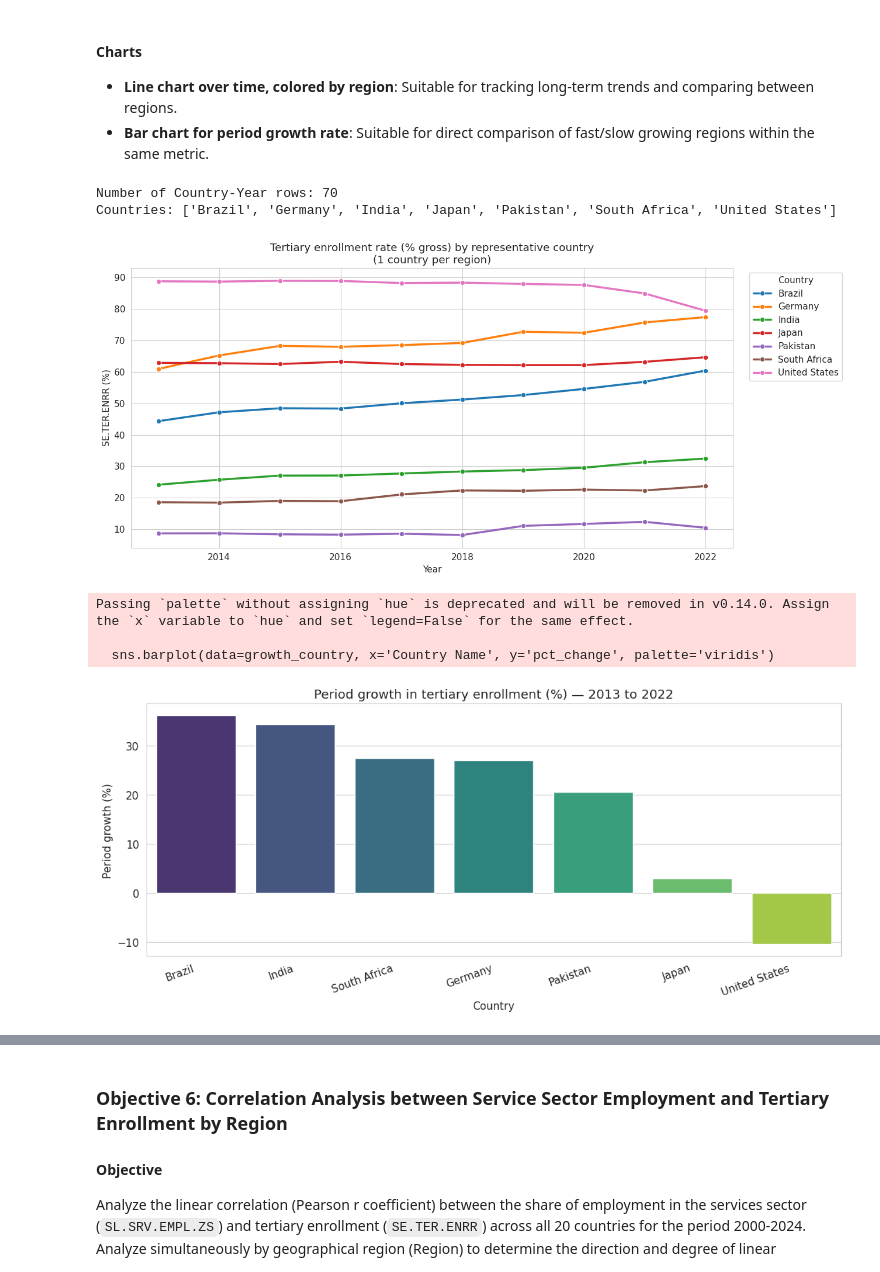
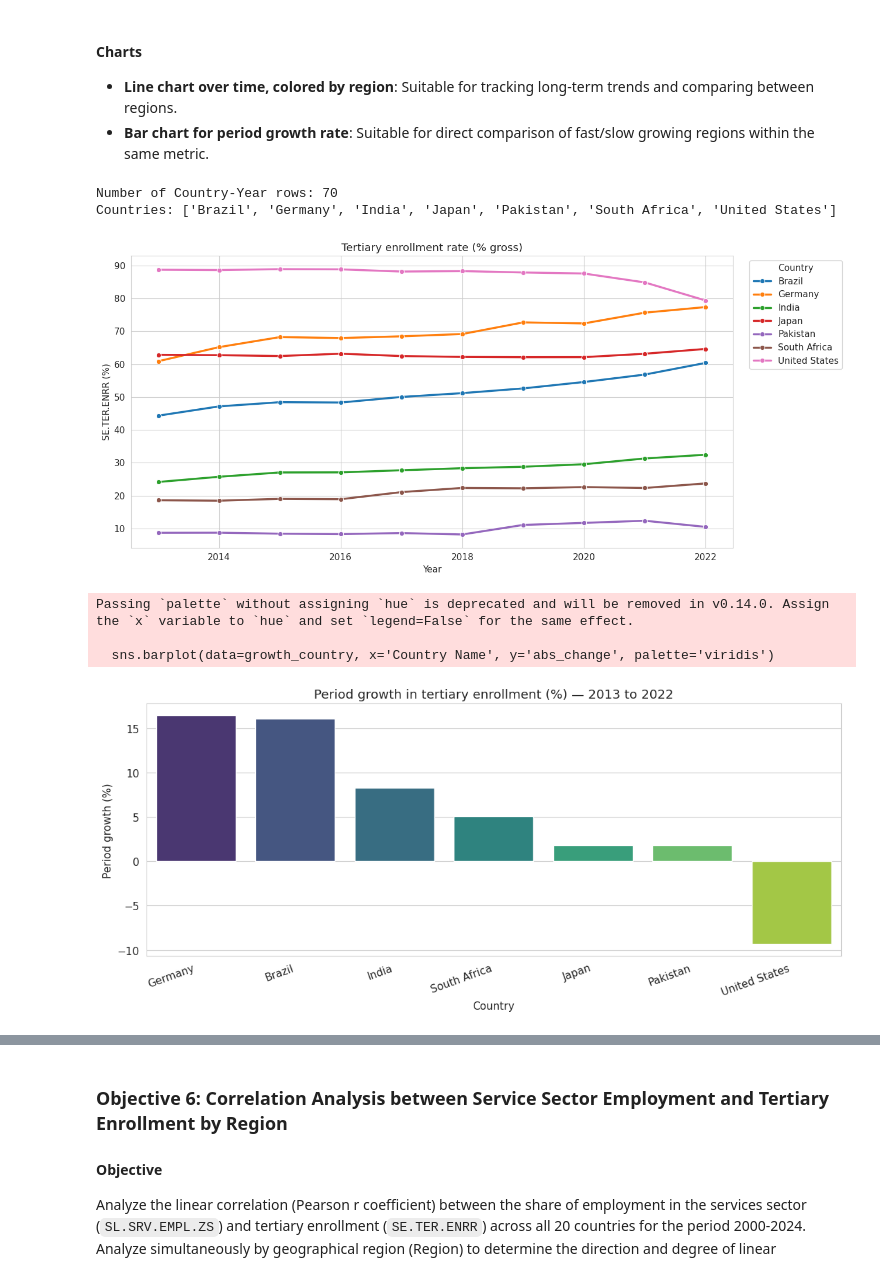
Before and after one commit to n3sfan/DataVis-Lab2, a Jupyter notebook: Notebook/All.ipynb, the cells around one changed output, grey strips where cells are left out. Saved outputs shown, nothing was run; the diff lists cells and outputs as text; code cells hidden in the pictures.

```diff
--- a/Notebook/All.ipynb
+++ b/Notebook/All.ipynb
@@ -34,7 +36,7 @@ try:
 except UnicodeDecodeError:
     df_raw = pd.read_csv(DATA_PATH, encoding='latin-1')
 
-df = df_raw
+df = df_raw.drop_duplicates(subset=["Country Code", "Series Code"])
 print(f"Initial size: {df_raw.shape[0]} rows x {df_raw.shape[1]} columns")
 print(f"\nColumn names:\n{list(df_raw.columns)}")
 # %% [output]
@@ -434,7 +442,7 @@ sns.lineplot(
     linewidth=2.5,
     ax=ax
 )
-ax.set_title('Tertiary enrollment rate (% gross) by representative country\n(1 country per region)')
+ax.set_title('Tertiary enrollment rate (% gross)')
 ax.set_xlabel('Year')
 ax.set_ylabel('SE.TER.ENRR (%)')
 ax.legend(title='Country', bbox_to_anchor=(1.02, 1), loc='upper left')
@@ -442,38 +450,37 @@ plt.tight_layout()
 plt.show()
 
 # Plot 2: Compare growth intensity by representative country (start -> end)
 start_year = country_year['Year'].min()
 end_year = country_year['Year'].max()
 
 start_vals = (
     country_year[country_year['Year'] == start_year][['Country Name', 'Value']]
     .rename(columns={'Value': 'value_start'})
 )
 end_vals = (
     country_year[country_year['Year'] == end_year][['Country Name', 'Value']]
     .rename(columns={'Value': 'value_end'})
 )
 
 growth_country = start_vals.merge(end_vals, on='Country Name', how='inner')
 growth_country['abs_change'] = growth_country['value_end'] - growth_country['value_start']
-growth_country['pct_change'] = (growth_country['abs_change'] / growth_country['value_start']) * 100
-growth_country = growth_country.sort_values('pct_change', ascending=False)
+growth_country = growth_country.sort_values('abs_change', ascending=False)
 
 plt.figure(figsize=(11, 5))
-sns.barplot(data=growth_country, x='Country Name', y='pct_change', palette='viridis')
+sns.barplot(data=growth_country, x='Country Name', y='abs_change', palette='viridis')
 plt.title(f'Period growth in tertiary enrollment (%) — {start_year} to {end_year}')
 plt.xlabel('Country')
 plt.ylabel('Period growth (%)')
 plt.xticks(rotation=20, ha='right')
 plt.tight_layout()
 plt.show()
 # %% [output]
 Number of Country-Year rows: 70
 Countries: ['Brazil', 'Germany', 'India', 'Japan', 'Pakistan', 'South Africa', 'United States']
-[figure, old version]
+[figure, new version]
 Passing `palette` without assigning `hue` is deprecated and will be removed in v0.14.0. Assign the `x` variable to `hue` and set `legend=False` for the same effect.
 
-  sns.barplot(data=growth_country, x='Country Name', y='pct_change', palette='viridis')
+  sns.barplot(data=growth_country, x='Country Name', y='abs_change', palette='viridis')
-[figure, old version]
+[figure, new version]
 # %% [markdown]
 #### Conclusion
```
Also changed, not shown: parts of 28 cells of this notebook, 3 other files.
